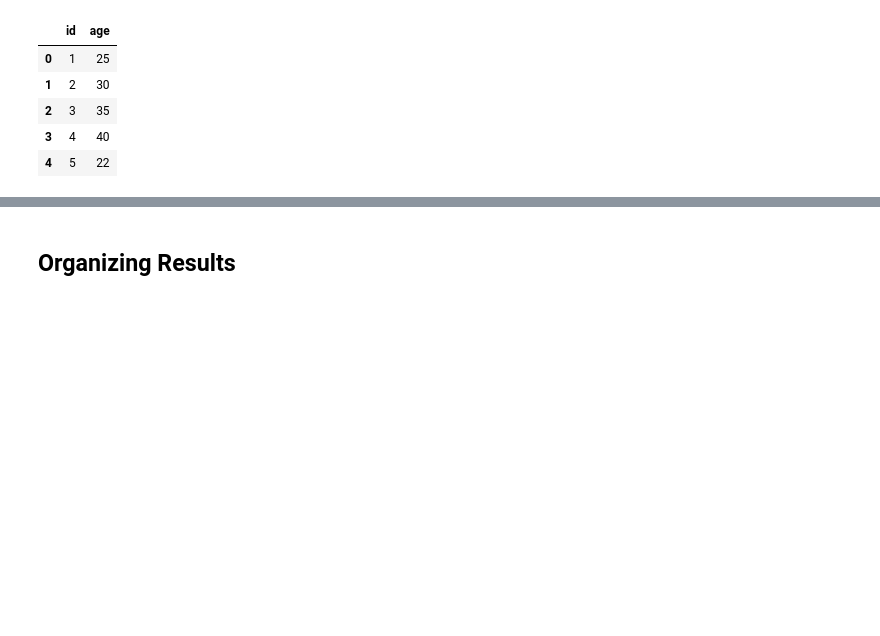
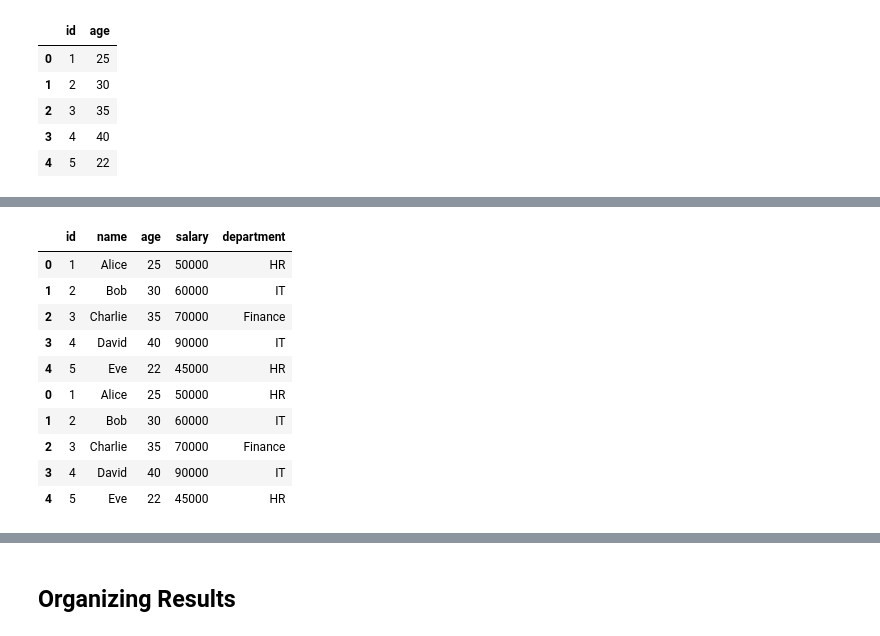
Before and after one commit to ericfflynn/pandas-cheat-sheet, a Jupyter notebook: pandas_cheat_sheet.ipynb, the cells around one changed output, grey strips where cells are left out. Drawn from its saved outputs; the diff is of its cells as text; code cells hidden in the pictures; blank space fills up the shorter version.

```diff
--- a/pandas_cheat_sheet.ipynb
+++ b/pandas_cheat_sheet.ipynb
@@ -132,0 +280,16 @@ df.loc[row_label, column_label]
+# %%
+concat_df2 = pd.concat([employees, employees])
+# This will concatenate the two dataframes vertically, stacking them on top of each other
+display(concat_df2)
+# %% [output]
+|  | id | name | age | salary | department |
+| 0 | 1 | Alice | 25 | 50000 | HR |
+| 1 | 2 | Bob | 30 | 60000 | IT |
+| 2 | 3 | Charlie | 35 | 70000 | Finance |
+| 3 | 4 | David | 40 | 90000 | IT |
+| 4 | 5 | Eve | 22 | 45000 | HR |
+| 0 | 1 | Alice | 25 | 50000 | HR |
+| 1 | 2 | Bob | 30 | 60000 | IT |
+| 2 | 3 | Charlie | 35 | 70000 | Finance |
+| 3 | 4 | David | 40 | 90000 | IT |
+| 4 | 5 | Eve | 22 | 45000 | HR |
```
Also changed, not shown: parts of 59 cells of this notebook, 3 other files.
